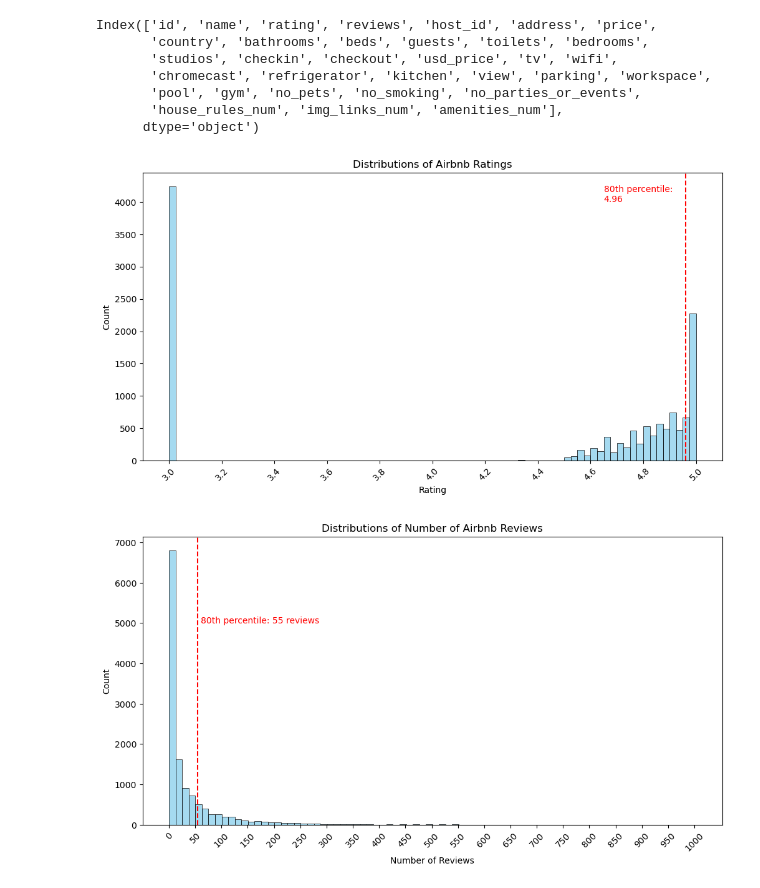
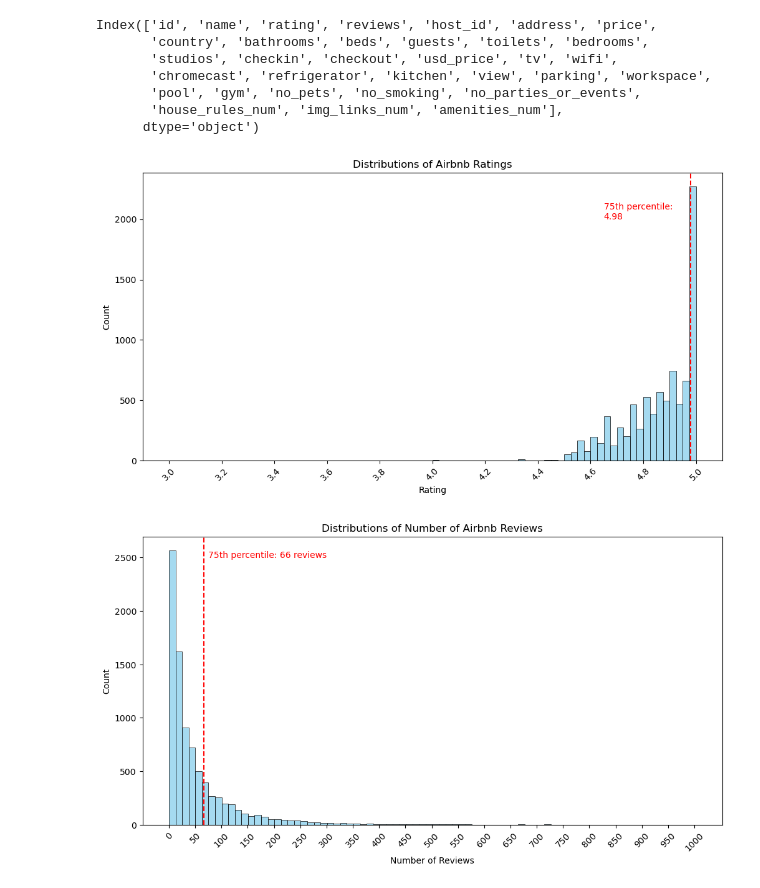
Before and after one commit to vndayambaje/Airbnb_EDA_Project, a Jupyter notebook: project_2_jon_eda.ipynb, the cells around one changed output. Cells and saved outputs as stored; diff of their text form; code cells hidden in the pictures.

```diff
--- a/project_2_jon_eda.ipynb
+++ b/project_2_jon_eda.ipynb
@@ -35,49 +35,50 @@ Index(['id', 'name', 'rating', 'reviews', 'host_id', 'address', 'price',
 # %%
 # Look at the distribution of ratings to decide what is considered a high rating.
 
 # calculate the 80th percentile
-high_rating_threshold = airbnb['rating'].quantile(0.80)
+airbnb_small = airbnb[airbnb['rating'] > 0].copy()
+high_rating_threshold = airbnb_small['rating'].quantile(0.75)
 
 # initialize figure
 fig, ax = plt.subplots(figsize=(12, 6))
 
 # plot histogram with the specified bins
-sns.histplot(airbnb['rating'], bins = 80, kde = False, ax = ax, color = 'skyblue', edgecolor='black', linewidth=0.5)
+sns.histplot(airbnb_small['rating'], bins = 80, kde = False, ax = ax, color = 'skyblue', edgecolor='black', linewidth=0.5)
 ax.set_title('Distributions of Airbnb Ratings')
 ax.set_ylabel('Count')
 ax.set_xlabel('Rating')
 
 # Add a line for the 80th percentile
 ax.axvline(high_rating_threshold, color = 'red', linestyle = 'dashed')
-ax.text(4.65, 4000,f'80th percentile:\n{high_rating_threshold:.2f}', color = 'red')
+ax.text(4.65, 2000,f'75th percentile:\n{high_rating_threshold:.2f}', color = 'red')
 
 # set xticks
 xticks = np.arange(3, airbnb['rating'].max()+0.2, 0.2)
 ax.set_xticks(xticks)
 plt.xticks(rotation=45)
 
 # show plot
 plt.show()
 # %% [output]
-[figure, old version]
+[figure, new version]
 # %%
 # Look at the distribution of reviews to decide what is considered a high number of reviews. This is as proxy indicator for a popular (or infamous listing)
 
 # calculate the 90th percentile
-high_reviews_threshold = int(airbnb['reviews'].quantile(0.80))
+high_reviews_threshold = int(airbnb_small['reviews'].quantile(0.75))
 
 # initialize figure
 fig, ax = plt.subplots(figsize=(12, 6))
 
 # plot histogram with the specified bins
-sns.histplot(airbnb['reviews'], bins = 80, kde = False, ax = ax, color = 'skyblue', edgecolor='black', linewidth=0.5)
+sns.histplot(airbnb_small['reviews'], bins = 80, kde = False, ax = ax, color = 'skyblue', edgecolor='black', linewidth=0.5)
 ax.set_title('Distributions of Number of Airbnb Reviews')
 ax.set_ylabel('Count')
 ax.set_xlabel('Number of Reviews')
 
 # Add a line for the 90th percentile
 ax.axvline(high_reviews_threshold, color = 'red', linestyle = 'dashed')
-ax.text(60, 5000,f'80th percentile: {high_reviews_threshold} reviews', color = 'red')
+ax.text(75, 2500,f'75th percentile: {high_reviews_threshold} reviews', color = 'red')
 
 # set x-ticks
 xticks = range(0, airbnb['reviews'].max()+10, 50)
@@ -87,6 +88,6 @@ plt.xticks(rotation=45)
 #show plot
 plt.show()
 # %% [output]
-[figure, old version]
+[figure, new version]
 # %%
 # label listings that have rating and number of reviews at and above their respective 80th percentiles as stellar
```
Also changed, not shown: parts of 23 cells of this notebook.
